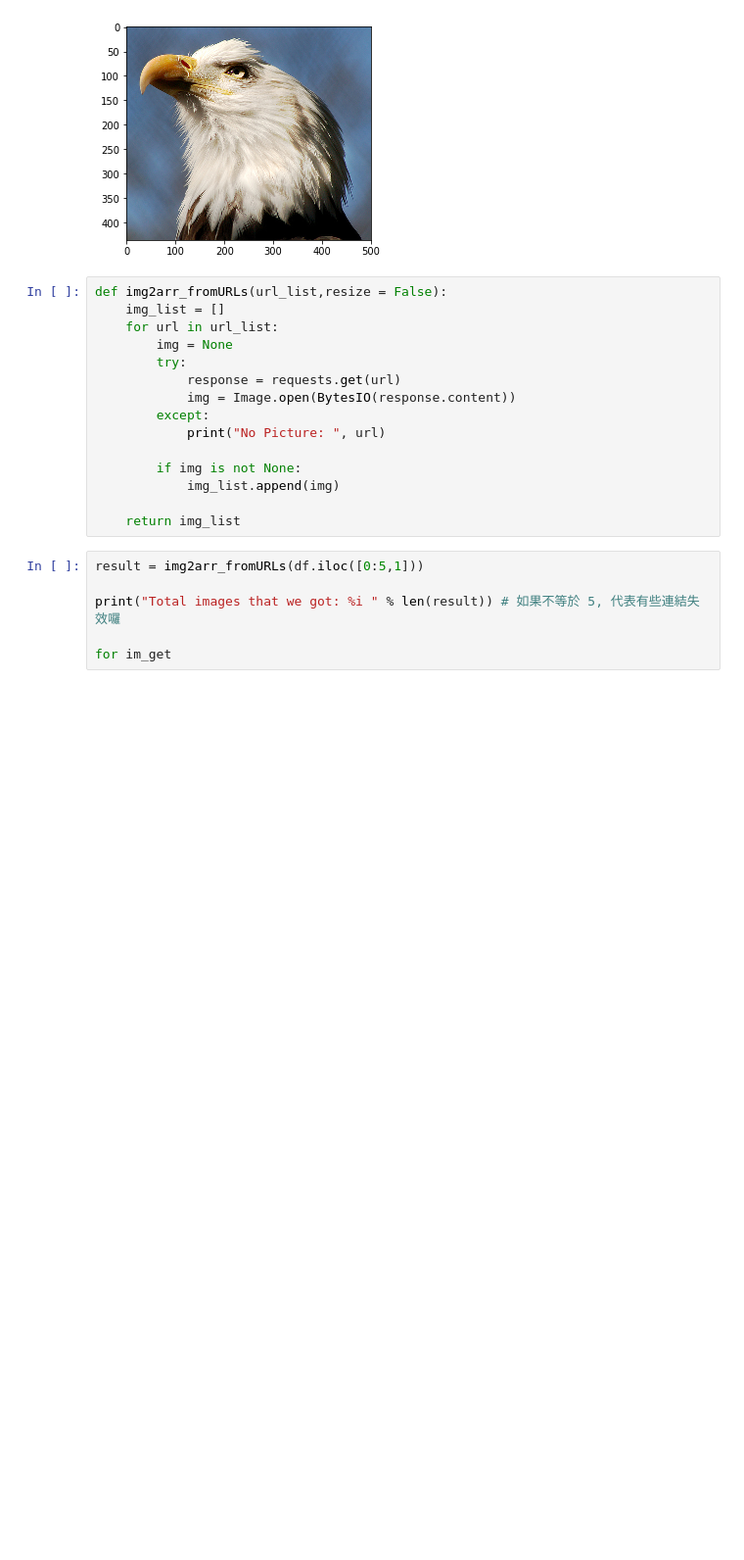
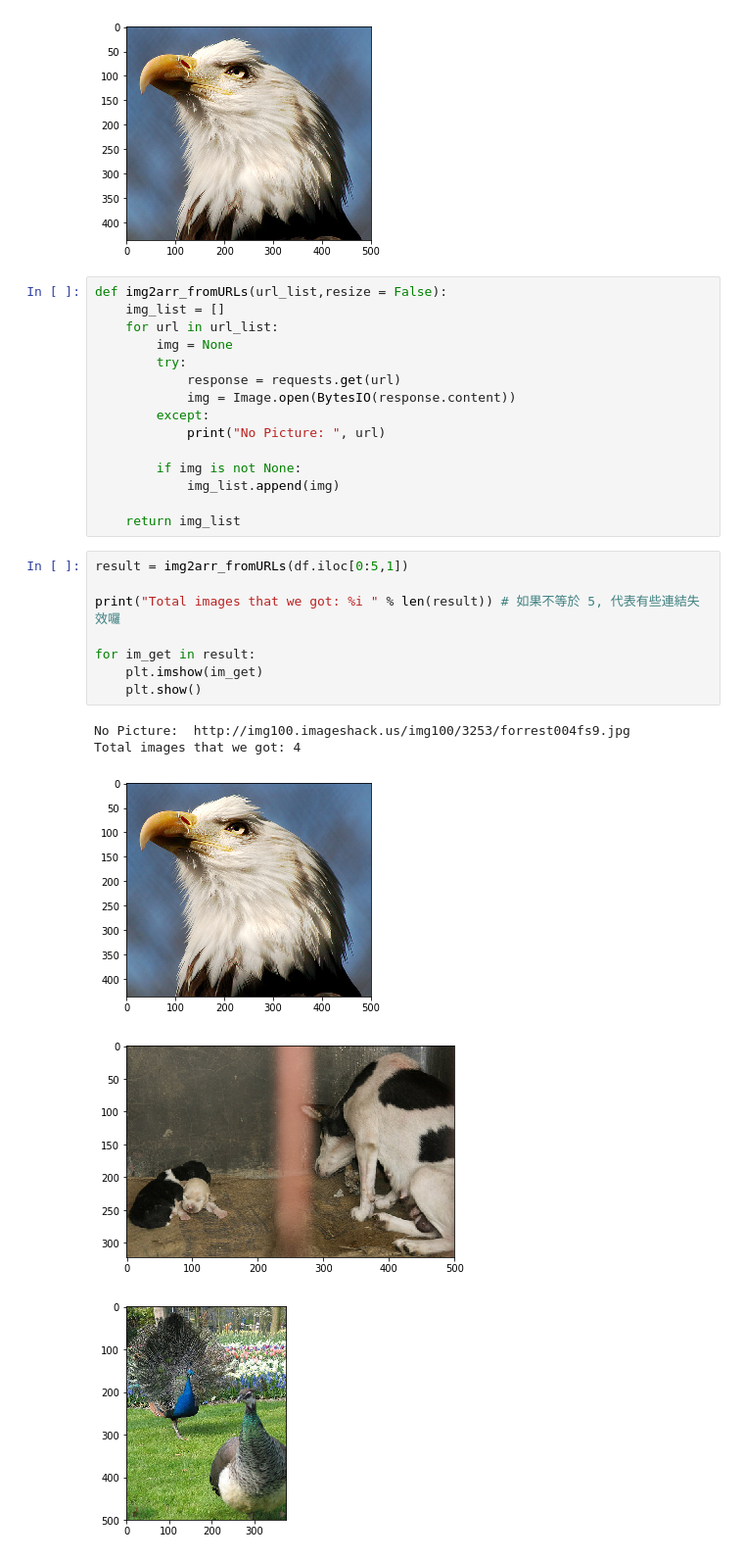
Before and after one commit to RFdream/ML100-Days, a Jupyter notebook: Data/Day_003-1_HW.ipynb, the cells around one changed output. Shown at 98% size. Drawn from its saved outputs; the diff is of its cells as text; blank space fills up the shorter version.

```diff
--- a/Data/Day_003-1_HW.ipynb
+++ b/Data/Day_003-1_HW.ipynb
@@ -101,8 +101,16 @@ def img2arr_fromURLs(url_list,resize = False):
 
     return img_list
 # %%
-result = img2arr_fromURLs(df.iloc([0:5,1]))
+result = img2arr_fromURLs(df.iloc[0:5,1])
 
 print("Total images that we got: %i " % len(result)) # 如果不等於 5, 代表有些連結失效囉
 
-for im_get
+for im_get in result:
+    plt.imshow(im_get)
+    plt.show()
+# %% [output]
+No Picture:  http://img100.imageshack.us/img100/3253/forrest004fs9.jpg
+Total images that we got: 4
+[figure, added]
+[figure, added]
+[figure, added]
```
Also changed, not shown: parts of 1 cell of this notebook.
